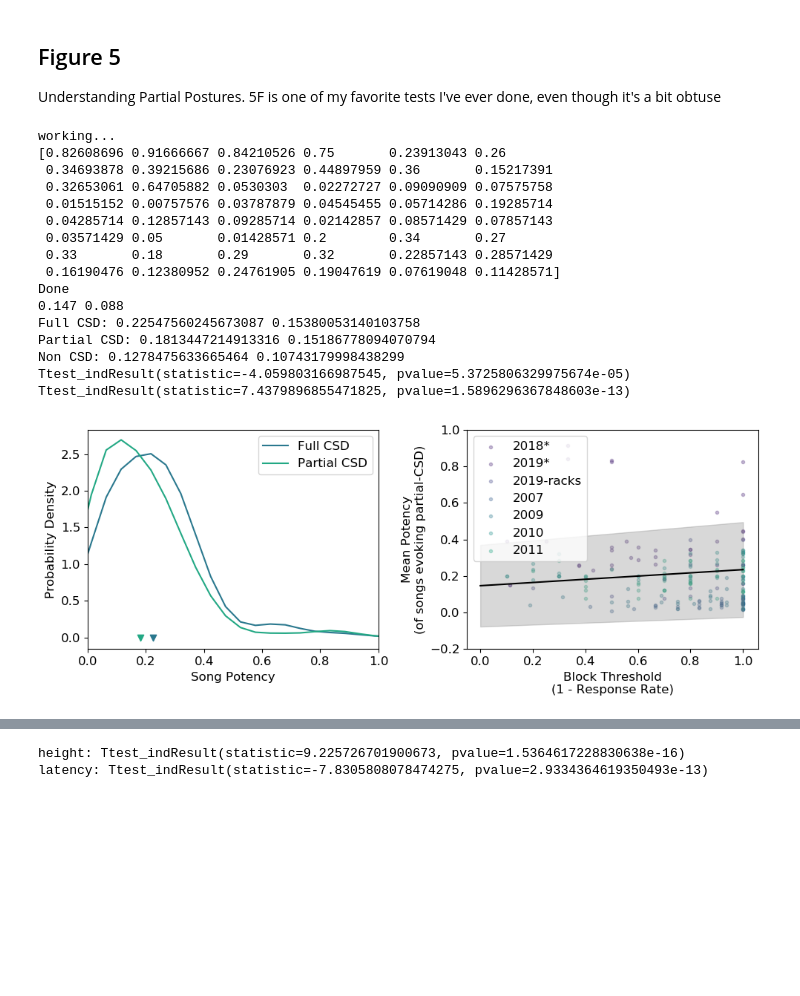
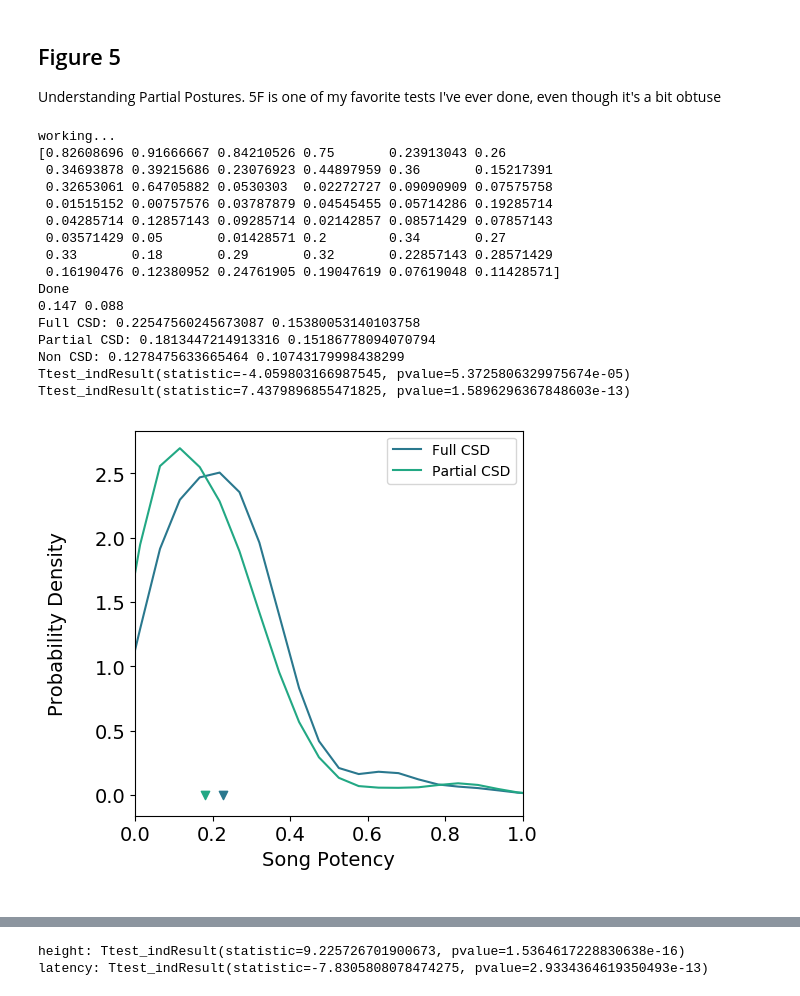
Before and after one commit to aperkes/PostureAnalysis, a Jupyter notebook: ManuscriptAnalysis-Final.ipynb, the cells around one changed output, grey strips where cells are left out. Cells and saved outputs as stored; diff of their text form; code cells hidden in the pictures; blank space fills up the shorter version.

Commit message:
minor figure edits

```diff
--- a/ManuscriptAnalysis-Final.ipynb
+++ b/ManuscriptAnalysis-Final.ipynb
@@ -1080,13 +1091,23 @@ fig.show()
 ## Figure 5
 Understanding Partial Postures. 5F is one of my favorite tests I've ever done, even though it's a bit obtuse
 # %%
-## Check whether partials correlate with reponse rate for Fig 5E-F
+## Check whether partials correlate with reponse rate for Fig 5E-F This takes some time
 paper_cmap = cm.get_cmap('viridis')
 #all_aviaries = daviaries.extend([birdview_array,bv3_array])
 #all_metas = dmetas.extend([birdview_meta,bv3_meta])
 
 aviary_color_values = [.1,.1,.2,.3,.4,.5,.6,.7,.8]
 aviary_colors = [paper_cmap(v) for v in aviary_color_values]
+
+"""
+import matplotlib as mpl
+mpl.rcParams.update(mpl.rcParamsDefault)
+"""
+
+plt.rcParams.update({
+    'font.size':14,
+    'font.family':'Arial',
+    'figure.facecolor':'white'})
 
 plot_aviary_names = [
     '2018*',
@@ -1103,7 +1124,8 @@ all_nons = []
 #all_durations = []
 ys_rel = []
 
-fig,(ax1,ax) = plt.subplots(1,2)
+fig,ax1 = plt.subplots()
+fig1,ax = plt.subplots()
 
 columns = ["ResponseRate","N_Partials","RelPotency","AvgPotency","Bird","Block","Aviary","SongSet","Threshold"]
 columns2 = ["ResponseRate","Duration","LogDuration","RelPotency","AvgPotency","Bird","Block","Song","Aviary","SongSet"]
@@ -1208,9 +1230,9 @@ for d in range(len(all_aviaries)):
 
 
 print(pd.unique(durations_df['AvgPotency']))
-#durations_df.to_csv('./durations_df2.csv',index=False)
-partials_df.to_csv('./partials_df3.csv',index=False)
-csd_df.to_csv('./csd_df3.csv',index=False)
+durations_df.to_csv('./durations_df3.csv',index=False)
+#partials_df.to_csv('./partials_df3.csv',index=False)
+#csd_df.to_csv('./csd_df3.csv',index=False)
 #print(partials_df)
 
 """
@@ -1232,11 +1254,12 @@ fit_line = np.poly1d([effect,intercept])
 low_line = np.poly1d([eff_low,int_low])
 high_line = np.poly1d([eff_high,int_high])
 
+
 #ax.scatter(partials_df['ResponseRate'],partials_df['AvgPotency'],alpha=.4,marker='.')
 ax.plot([0,1],fit_line([0,1]),color='black')
 ax.fill_between([0,1],high_line([0,1]),low_line([0,1]),color='gray',alpha=.3)
 
-ax.legend()
+ax.legend(fontsize=10)
 ax.set_ylim([-0.2,1])
 
 ax.set_xlabel('Block Threshold\n(1 - Response Rate)')
@@ -1252,36 +1275,43 @@ csd_xs = np.linspace(-0.5,1.5,40)
 ax1.plot(csd_xs,csd_curve(csd_xs),color=paper_cmap(.4),label='Full CSD')
 
 par_curve = gaussian_kde(all_partials,bw_method=BW)
 ax1.plot(csd_xs,par_curve(csd_xs),color=paper_cmap(.6),label='Partial CSD')
 ax1.scatter(np.nanmean(all_postures),0.0,marker='v',color=paper_cmap(.4))
 ax1.scatter(np.nanmean(all_partials),0.0,marker='v',color=paper_cmap(.6))
 print('Full CSD:',np.nanmean(all_postures),np.nanstd(all_postures))
 print('Partial CSD:',np.nanmean(all_partials),np.nanstd(all_partials))
 print('Non CSD:',np.nanmean(all_nons),np.nanstd(all_nons))
 ax1.set_xlim([0,1])
-ax1.set_xlabel('Song Potency')
-ax1.set_ylabel('Probability Density')
-ax1.legend()
+ax1.set_xlabel('Song Potency\n')
+ax1.set_ylabel('Probability Density\n')
+ax1.legend(fontsize=10)
 print(ttest_ind(all_partials,all_postures))
 print(ttest_ind(all_partials,all_nons))
-fig.set_size_inches(10,4)
-fig.tight_layout()
+
+plt.tight_layout()
+fig.set_size_inches(5,5)
 fig.show()
+fig.savefig('./figures/Fig5e.png',dpi=300,bbox_inches='tight')
+
+plt.tight_layout()
+fig1.set_size_inches(5,5)
+fig1.show()
+fig1.savefig('./figures/Fig5f.png',dpi=300,bbox_inches='tight')
 # %% [output]
 working...
 [0.82608696 0.91666667 0.84210526 0.75       0.23913043 0.26
  0.34693878 0.39215686 0.23076923 0.44897959 0.36       0.15217391
  0.32653061 0.64705882 0.0530303  0.02272727 0.09090909 0.07575758
  0.01515152 0.00757576 0.03787879 0.04545455 0.05714286 0.19285714
  0.04285714 0.12857143 0.09285714 0.02142857 0.08571429 0.07857143
  0.03571429 0.05       0.01428571 0.2        0.34       0.27
  0.33       0.18       0.29       0.32       0.22857143 0.28571429
  0.16190476 0.12380952 0.24761905 0.19047619 0.07619048 0.11428571]
 Done
 0.147 0.088
 Full CSD: 0.22547560245673087 0.15380053140103758
 Partial CSD: 0.1813447214913316 0.15186778094070794
 Non CSD: 0.1278475633665464 0.10743179998438299
 Ttest_indResult(statistic=-4.059803166987545, pvalue=5.3725806329975674e-05)
 Ttest_indResult(statistic=7.4379896855471825, pvalue=1.5896296367848603e-13)
-[figure, old version]
+[figure, new version]
```
Also changed, not shown: parts of 7 cells of this notebook.
